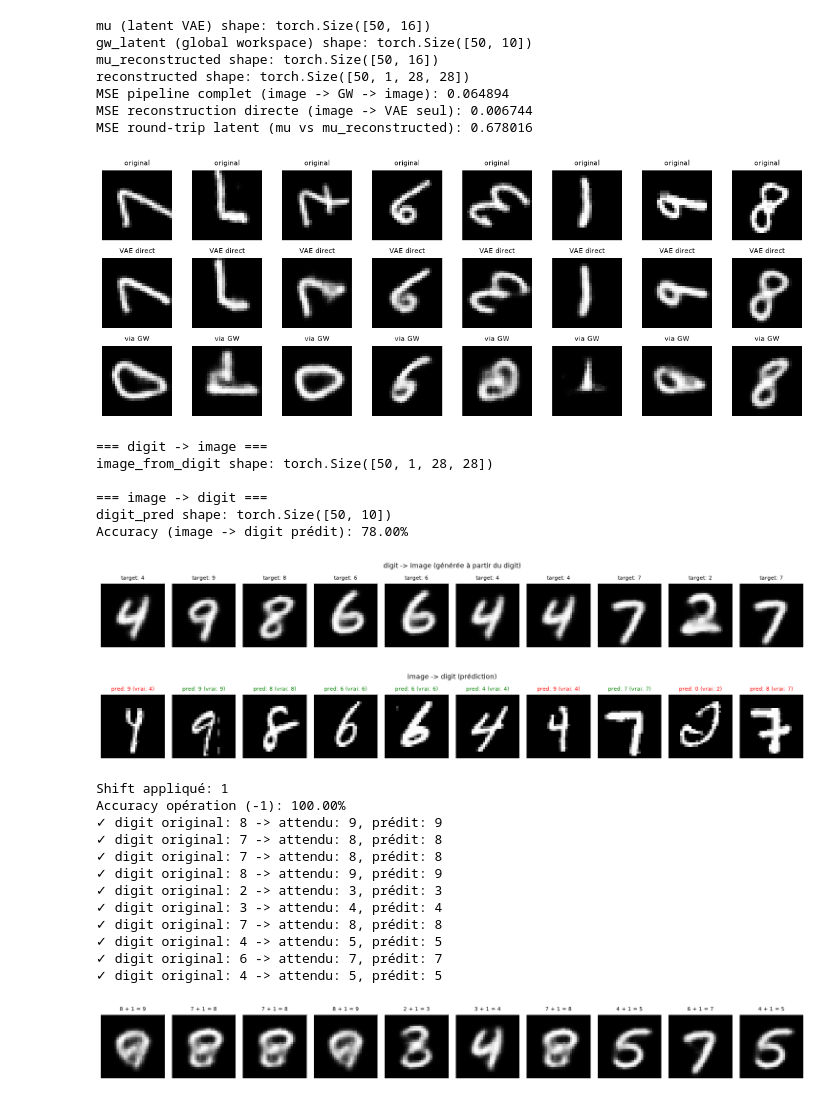
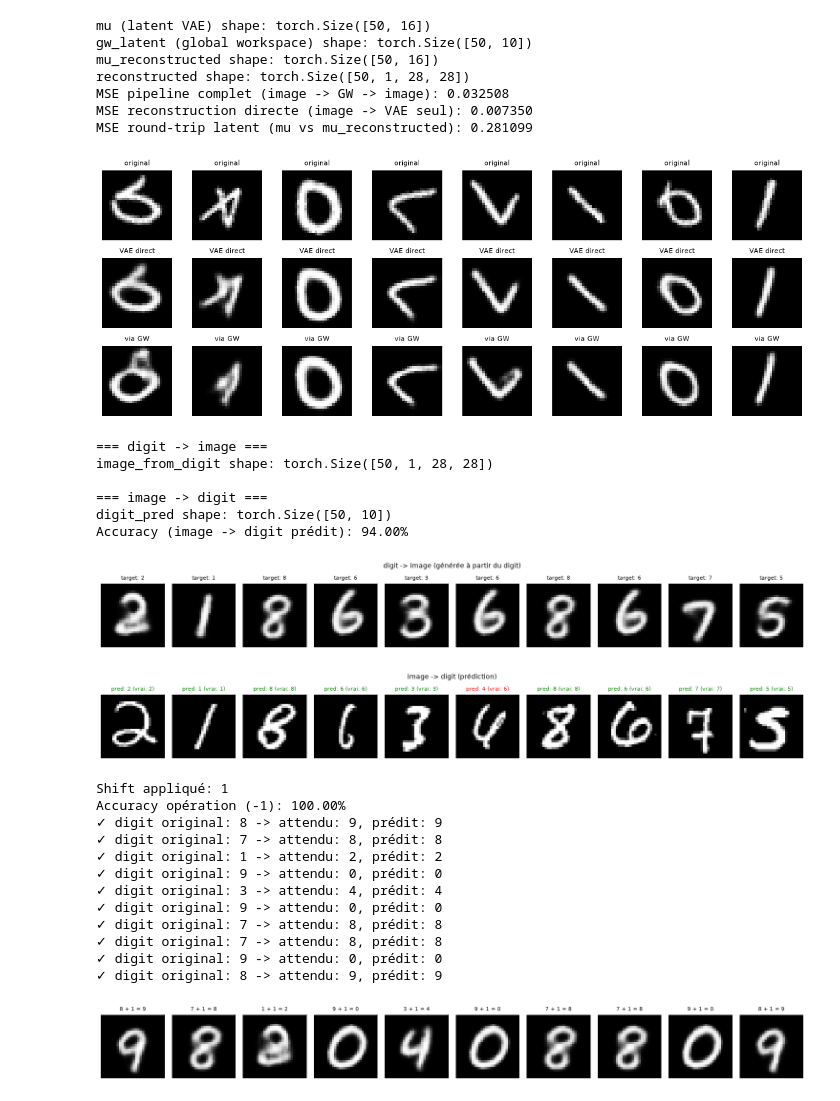
Before and after one commit to lucas-ch/gwnumb, a Jupyter notebook: test3.ipynb, the cells around one changed output. Drawn from its saved outputs; the diff is of its cells as text; code cells hidden in the pictures.

```diff
--- a/test3.ipynb
+++ b/test3.ipynb
@@ -37,7 +37,7 @@ import torch
 
 from numb_project.data_module import rotate_image_batch
 
-data_loader = data_module.test_dataloader()
+data_loader = data_module.train_dataloader()
 mnist_vae = gw.gw_mod.domain_mods.image.vae
 image_encoder = gw.gw_mod.gw_encoders.image
 image_decoder = gw.gw_mod.gw_decoders.image
@@ -89,37 +89,37 @@ mse_direct = torch.nn.functional.mse_loss(direct_reconstructed, image_batch)
 mse_latent_roundtrip = torch.nn.functional.mse_loss(mu_reconstructed, mu)
 
 print(f"MSE pipeline complet (image -> GW -> image): {mse_full_pipeline.item():.6f}")
 print(f"MSE reconstruction directe (image -> VAE seul): {mse_direct.item():.6f}")
 print(f"MSE round-trip latent (mu vs mu_reconstructed): {mse_latent_roundtrip.item():.6f}")
 
 # Visualisation : original vs reconstruction directe vs reconstruction via GW
 n_show = min(8, image_batch.shape[0])
 fig, axes = plt.subplots(3, n_show, figsize=(n_show * 1.5, 4.5))
 
 for i in range(n_show):
     axes[0, i].imshow(image_batch[i, 0].cpu().numpy(), cmap="gray")
     axes[0, i].axis("off")
     axes[0, i].set_title("original", fontsize=8)
 
     axes[1, i].imshow(direct_reconstructed[i, 0].cpu().numpy(), cmap="gray")
     axes[1, i].axis("off")
     axes[1, i].set_title("VAE direct", fontsize=8)
 
     axes[2, i].imshow(reconstructed[i, 0].cpu().numpy(), cmap="gray")
     axes[2, i].axis("off")
     axes[2, i].set_title("via GW", fontsize=8)
 
 plt.tight_layout()
 plt.show()
 # %% [output]
 mu (latent VAE) shape: torch.Size([50, 16])
 gw_latent (global workspace) shape: torch.Size([50, 10])
 mu_reconstructed shape: torch.Size([50, 16])
 reconstructed shape: torch.Size([50, 1, 28, 28])
-MSE pipeline complet (image -> GW -> image): 0.064894
-MSE reconstruction directe (image -> VAE seul): 0.006744
-MSE round-trip latent (mu vs mu_reconstructed): 0.678016
+MSE pipeline complet (image -> GW -> image): 0.032508
+MSE reconstruction directe (image -> VAE seul): 0.007350
+MSE round-trip latent (mu vs mu_reconstructed): 0.281099
-[figure, old version]
+[figure, new version]
 # %%
 import matplotlib.pyplot as plt
 import torch
@@ -218,9 +218,9 @@ image_from_digit shape: torch.Size([50, 1, 28, 28])
 
 === image -> digit ===
 digit_pred shape: torch.Size([50, 10])
-Accuracy (image -> digit prédit): 78.00%
+Accuracy (image -> digit prédit): 94.00%
-[figure, old version]
+[figure, new version]
-[figure, old version]
+[figure, new version]
 # %%
 import torch
 
@@ -291,14 +291,14 @@ Shift appliqué: 1
 Accuracy opération (-1): 100.00%
 ✓ digit original: 8 -> attendu: 9, prédit: 9
 ✓ digit original: 7 -> attendu: 8, prédit: 8
+✓ digit original: 1 -> attendu: 2, prédit: 2
+✓ digit original: 9 -> attendu: 0, prédit: 0
+✓ digit original: 3 -> attendu: 4, prédit: 4
+✓ digit original: 9 -> attendu: 0, prédit: 0
 ✓ digit original: 7 -> attendu: 8, prédit: 8
+✓ digit original: 7 -> attendu: 8, prédit: 8
+✓ digit original: 9 -> attendu: 0, prédit: 0
 ✓ digit original: 8 -> attendu: 9, prédit: 9
-✓ digit original: 2 -> attendu: 3, prédit: 3
-✓ digit original: 3 -> attendu: 4, prédit: 4
-✓ digit original: 7 -> attendu: 8, prédit: 8
-✓ digit original: 4 -> attendu: 5, prédit: 5
-✓ digit original: 6 -> attendu: 7, prédit: 7
-✓ digit original: 4 -> attendu: 5, prédit: 5
 # %%
 with torch.no_grad():
     mu_from_op = image_decoder(gw_pred)
@@ -314,7 +314,7 @@ for i in range(n_show):
 plt.tight_layout()
 plt.show()
 # %% [output]
-[figure, old version]
+[figure, new version]
 # %%
 import torch
 import matplotlib.pyplot as plt
```
Also changed, not shown: parts of 4 cells of this notebook, 1 other file.
